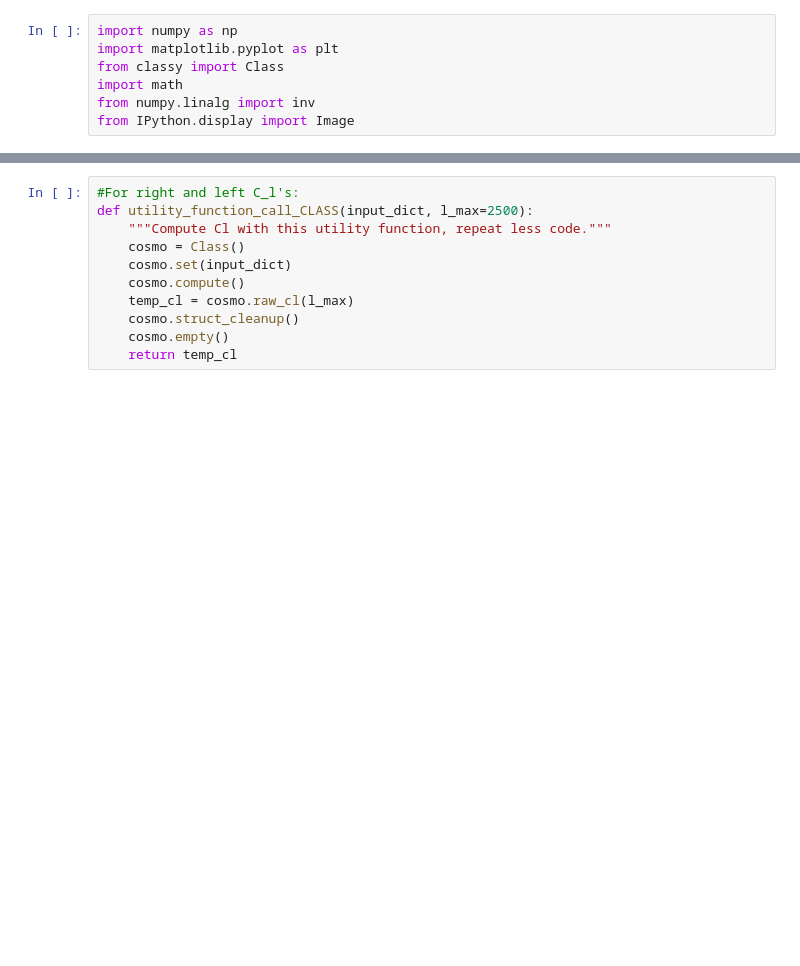
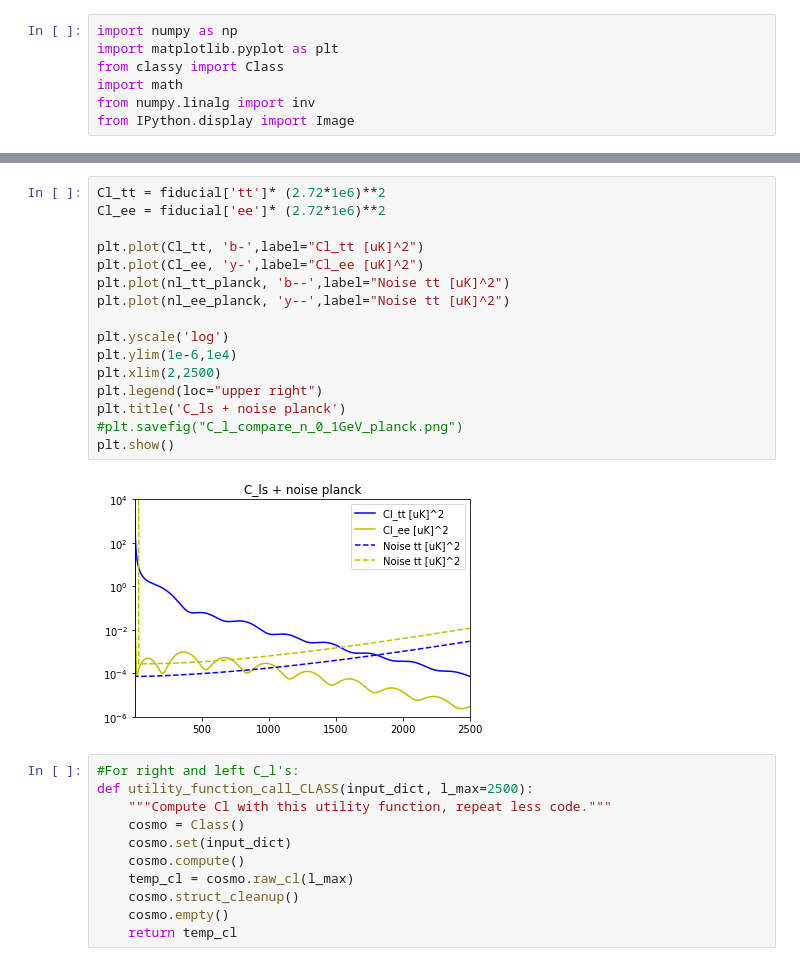
Before and after one commit to iej2106/fisher_dmb, a Jupyter notebook: compute_fisher_dmb_planck.ipynb, the cells around one changed output, grey strips where cells are left out. Drawn from its saved outputs; the diff is of its cells as text; blank space fills up the shorter version.

```diff
--- a/compute_fisher_dmb_planck.ipynb
+++ b/compute_fisher_dmb_planck.ipynb
@@ -135,3 +146,21 @@ plt.show()
+# %%
+Cl_tt = fiducial['tt']* (2.72*1e6)**2
+Cl_ee = fiducial['ee']* (2.72*1e6)**2
+
+plt.plot(Cl_tt, 'b-',label="Cl_tt [uK]^2")
+plt.plot(Cl_ee, 'y-',label="Cl_ee [uK]^2")
+plt.plot(nl_tt_planck, 'b--',label="Noise tt [uK]^2")
+plt.plot(nl_ee_planck, 'y--',label="Noise tt [uK]^2")
+
+plt.yscale('log')
+plt.ylim(1e-6,1e4)
+plt.xlim(2,2500)
+plt.legend(loc="upper right")
+plt.title('C_ls + noise planck')
+#plt.savefig("C_l_compare_n_0_1GeV_planck.png")
+plt.show()
+# %% [output]
+[figure, added]
 # %%
 #For right and left C_l's:
 def utility_function_call_CLASS(input_dict, l_max=2500):
```
Also changed, not shown: parts of 15 cells of this notebook.
